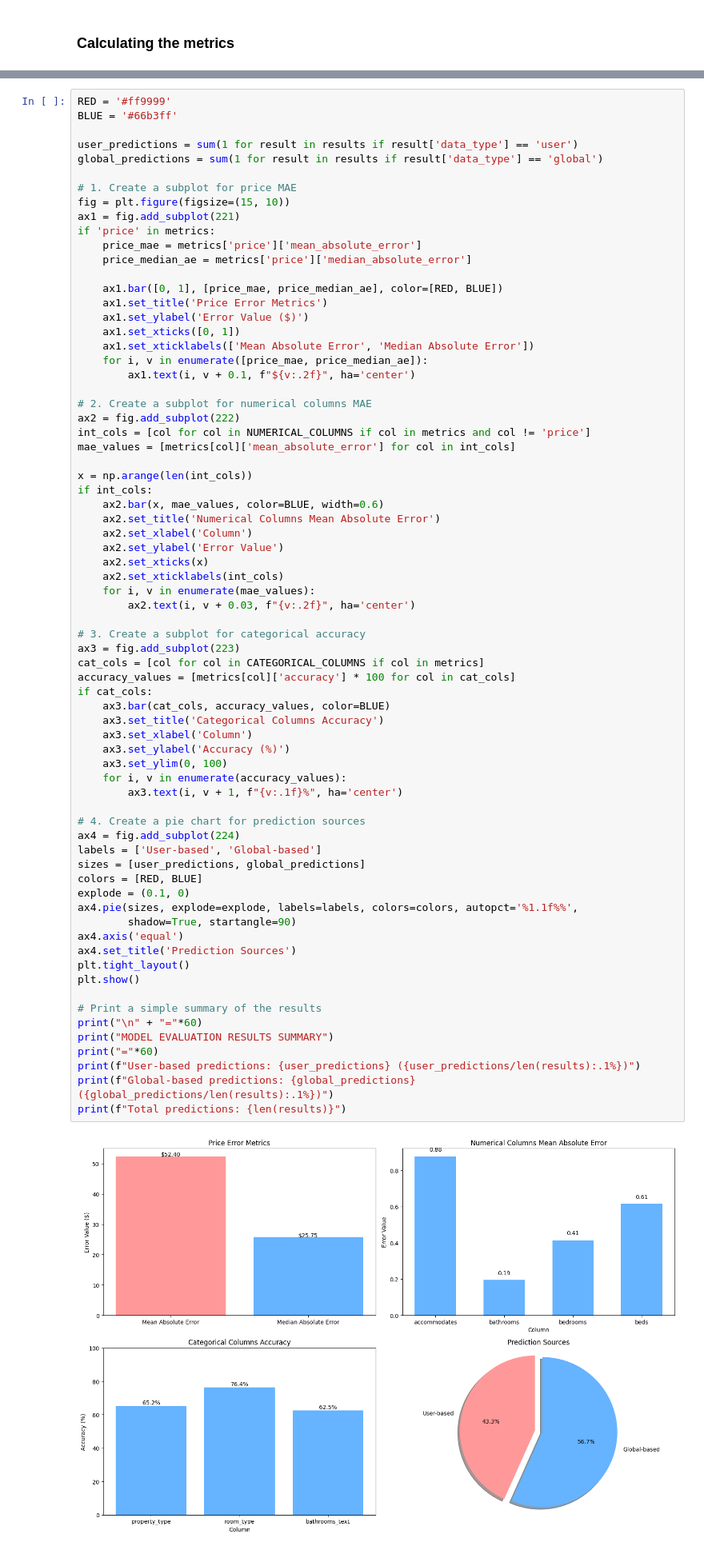
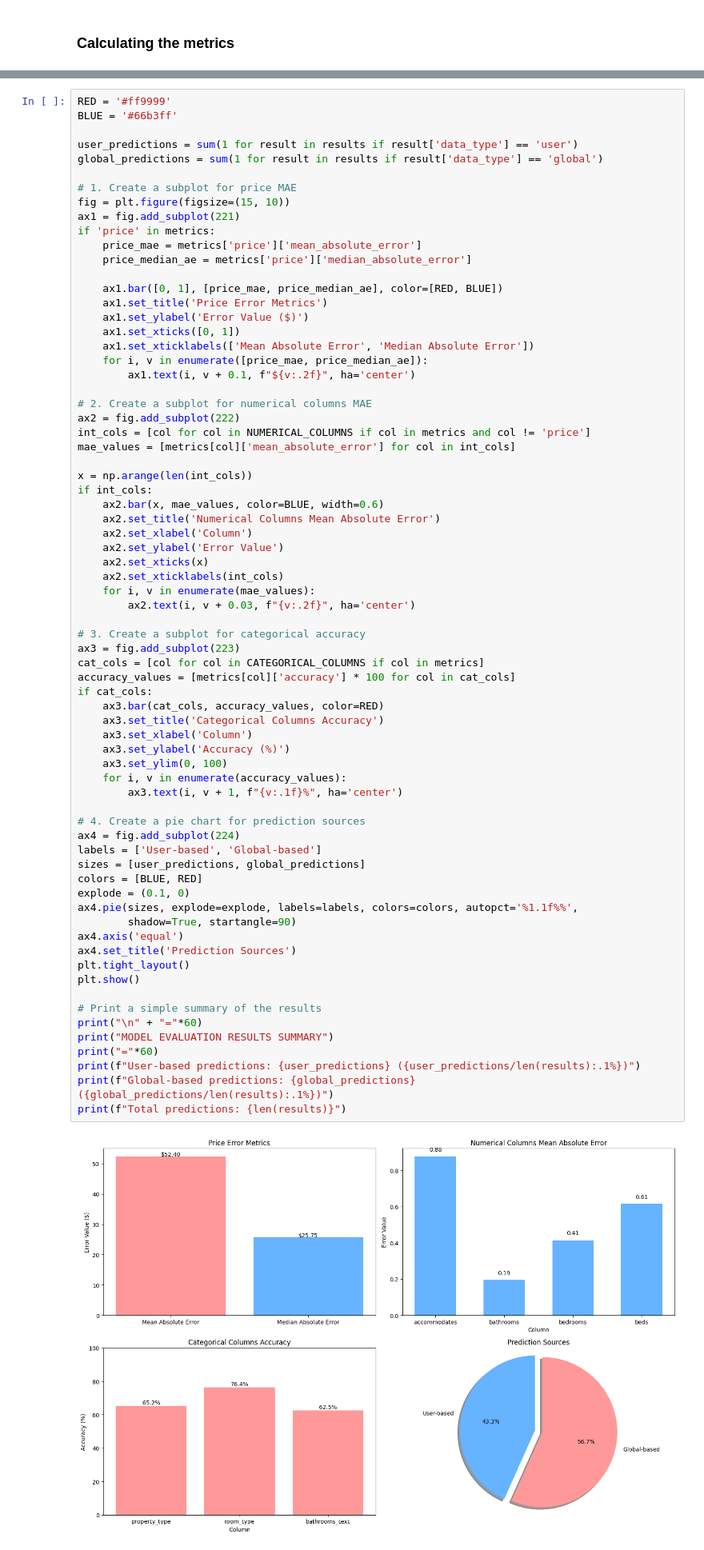
Before and after one commit to msadlej/Nocarz, a Jupyter notebook: notebooks/base_model.ipynb, the cells around one changed output, grey strips where cells are left out. Shown: that part at 80% size. Drawn from its saved outputs; the diff is of its cells as text.

```diff
--- a/notebooks/base_model.ipynb
+++ b/notebooks/base_model.ipynb
@@ -114,36 +114,36 @@ ax3 = fig.add_subplot(223)
 cat_cols = [col for col in CATEGORICAL_COLUMNS if col in metrics]
 accuracy_values = [metrics[col]['accuracy'] * 100 for col in cat_cols]
 if cat_cols:
-    ax3.bar(cat_cols, accuracy_values, color=BLUE)
+    ax3.bar(cat_cols, accuracy_values, color=RED)
     ax3.set_title('Categorical Columns Accuracy')
     ax3.set_xlabel('Column')
     ax3.set_ylabel('Accuracy (%)')
     ax3.set_ylim(0, 100)
     for i, v in enumerate(accuracy_values):
         ax3.text(i, v + 1, f"{v:.1f}%", ha='center')
 
 # 4. Create a pie chart for prediction sources
 ax4 = fig.add_subplot(224)
 labels = ['User-based', 'Global-based']
 sizes = [user_predictions, global_predictions]
-colors = [RED, BLUE]
+colors = [BLUE, RED]
 explode = (0.1, 0)
 ax4.pie(sizes, explode=explode, labels=labels, colors=colors, autopct='%1.1f%%',
         shadow=True, startangle=90)
 ax4.axis('equal')
 ax4.set_title('Prediction Sources')
 plt.tight_layout()
 plt.show()
 
 # Print a simple summary of the results
 print("\n" + "="*60)
 print("MODEL EVALUATION RESULTS SUMMARY")
 print("="*60)
 print(f"User-based predictions: {user_predictions} ({user_predictions/len(results):.1%})")
 print(f"Global-based predictions: {global_predictions} ({global_predictions/len(results):.1%})")
 print(f"Total predictions: {len(results)}")
 # %% [output]
-[figure, old version]
+[figure, new version]
 ============================================================
 MODEL EVALUATION RESULTS SUMMARY
 ============================================================
```
Also changed, not shown: 13 other files.
